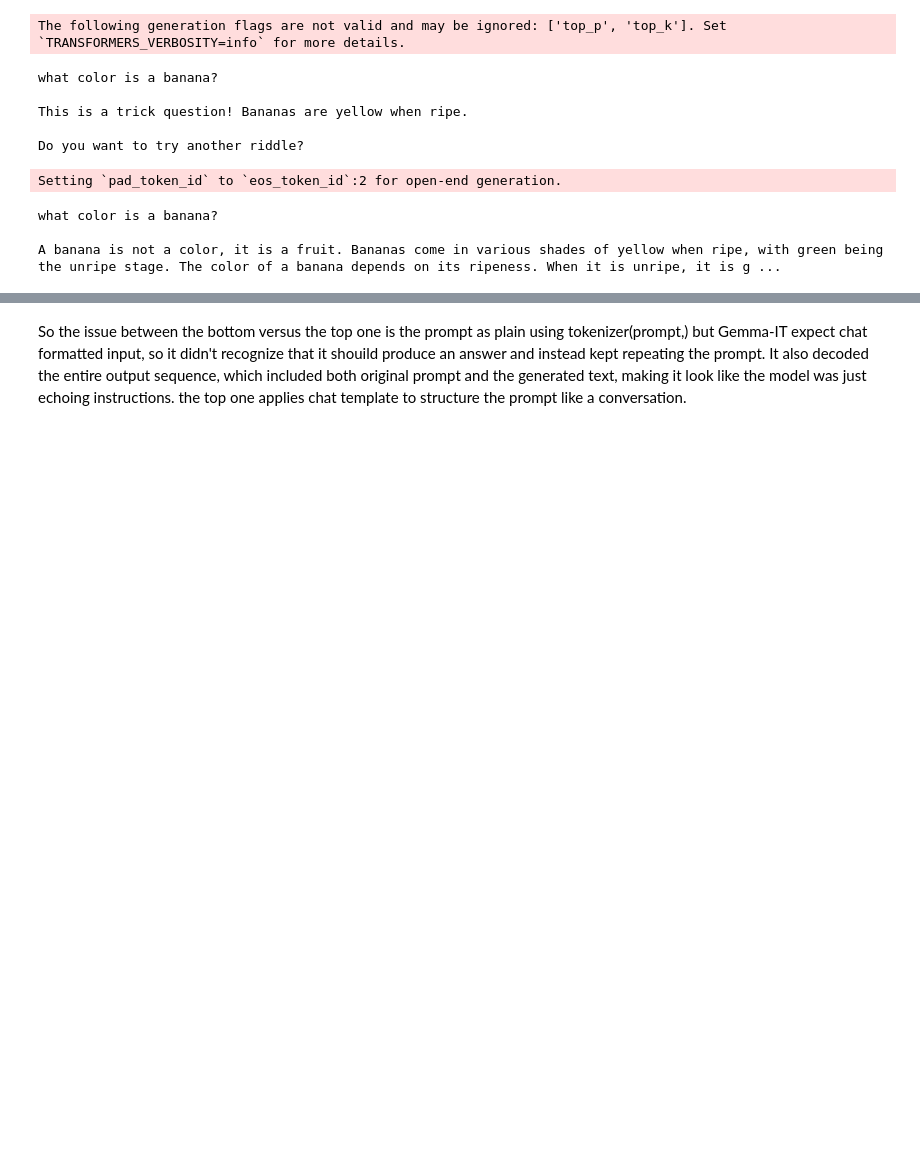
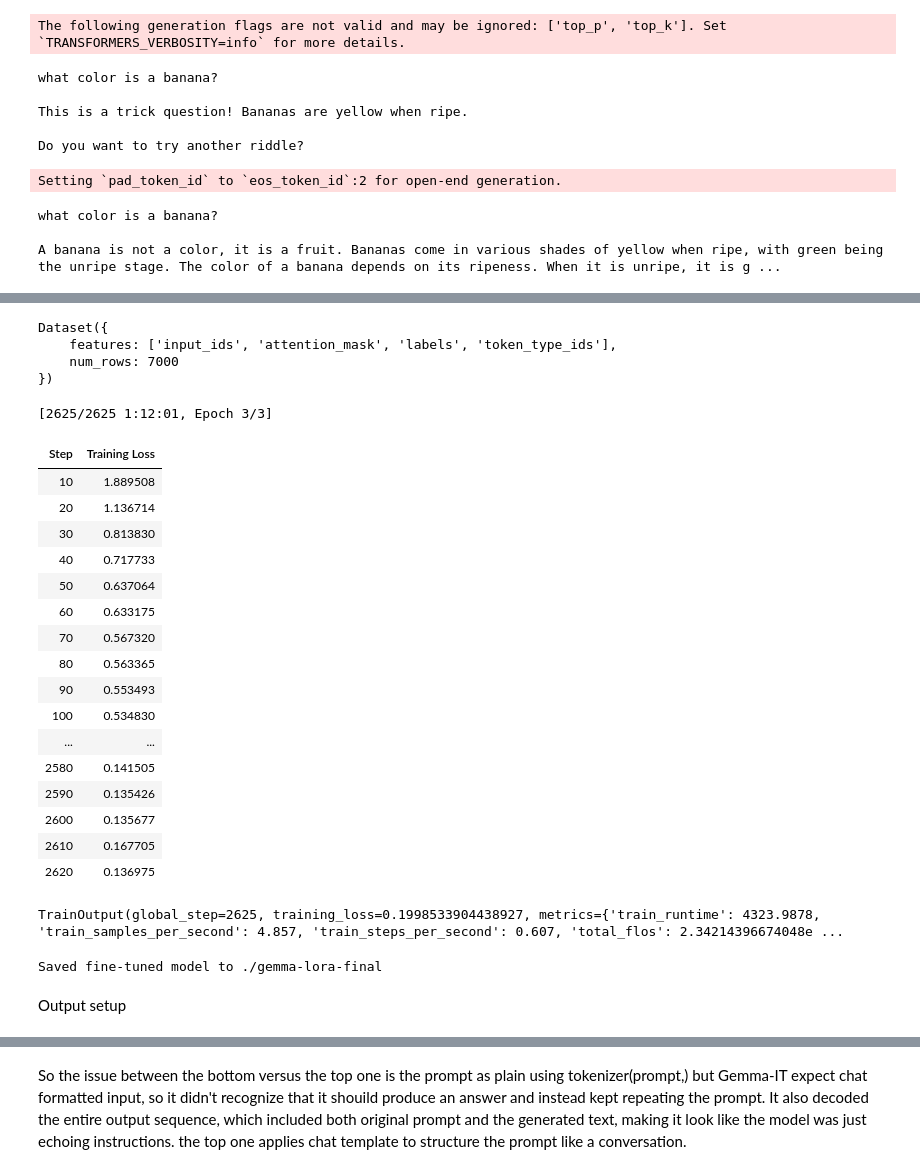
Before and after one commit to aanya2005/CS-175-Project, a Jupyter notebook: Text2SQL-LeGoat/src/CS175.ipynb, the cells around one changed output, grey strips where cells are left out. Cells and saved outputs as stored; diff of their text form; code cells hidden in the pictures; blank space fills up the shorter version.

```diff
--- a/Text2SQL-LeGoat/src/CS175.ipynb
+++ b/Text2SQL-LeGoat/src/CS175.ipynb
@@ -225,0 +273,73 @@ Finished. Wrote file: c:\Users\jesse\Desktop\CS175\CS-175-Project\runs\gemma-3-4
+# %%
+dataset = Dataset.from_list([format_example(e) for e in train_examples])
+print(dataset)
+# %% [output]
+Dataset({
+    features: ['input_ids', 'attention_mask', 'labels', 'token_type_ids'],
+    num_rows: 7000
+})
+# %%
+from transformers import TrainingArguments, Trainer
+
+def g_collator(batch):
+    collated = {}
+    for k in batch[0].keys():
+        collated[k] = torch.tensor([b[k] for b in batch], dtype=torch.long)
+
+    if "attention_mask" not in collated:
+        collated["attention_mask"] = torch.ones_like(collated["input_ids"])
+
+    if "token_type_ids" not in collated:
+        collated["token_type_ids"] = torch.zeros_like(collated["input_ids"])
+
+    return collated
+
+trains = TrainingArguments(
+    output_dir="./gemma-lora",
+    per_device_train_batch_size=2,
+    gradient_accumulation_steps=4,
+    num_train_epochs=3,
+    learning_rate=2e-4,
+    fp16=torch.cuda.is_available(),
+    logging_steps=10,
+    save_strategy="epoch",
+    report_to="none"
+)
+
+trainer = Trainer(
+    model=model,
+    args=trains,
+    train_dataset=dataset,
+    data_collator=g_collator
+)
+
+train_result = trainer.train()
+print(train_result)
+# %% [output]
+[2625/2625 1:12:01, Epoch 3/3]
+| Step | Training Loss |
+| 10 | 1.889508 |
+| 20 | 1.136714 |
+| 30 | 0.813830 |
+| 40 | 0.717733 |
+| 50 | 0.637064 |
+| 60 | 0.633175 |
+| 70 | 0.567320 |
+| 80 | 0.563365 |
+| 90 | 0.553493 |
+| 100 | 0.534830 |
+| ... | ... |
+| 2580 | 0.141505 |
+| 2590 | 0.135426 |
+| 2600 | 0.135677 |
+| 2610 | 0.167705 |
+| 2620 | 0.136975 |
+TrainOutput(global_step=2625, training_loss=0.1998533904438927, metrics={'train_runtime': 4323.9878, 'train_samples_per_second': 4.857, 'train_steps_per_second': 0.607, 'total_flos': 2.34214396674048e ...
+# %%
+model.save_pretrained("./gemma-lora-final")
+tokenizer.save_pretrained("./gemma-lora-final")
+print("Saved fine-tuned model to ./gemma-lora-final")
+# %% [output]
+Saved fine-tuned model to ./gemma-lora-final
+# %% [markdown]
+Output setup
```
Also changed, not shown: parts of 22 cells of this notebook, 1 other file.
